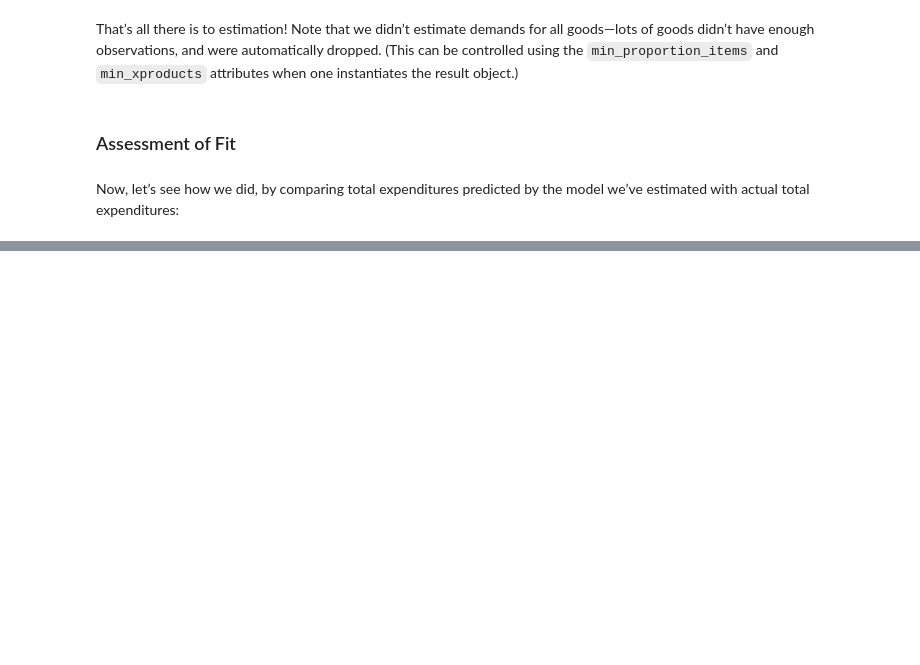
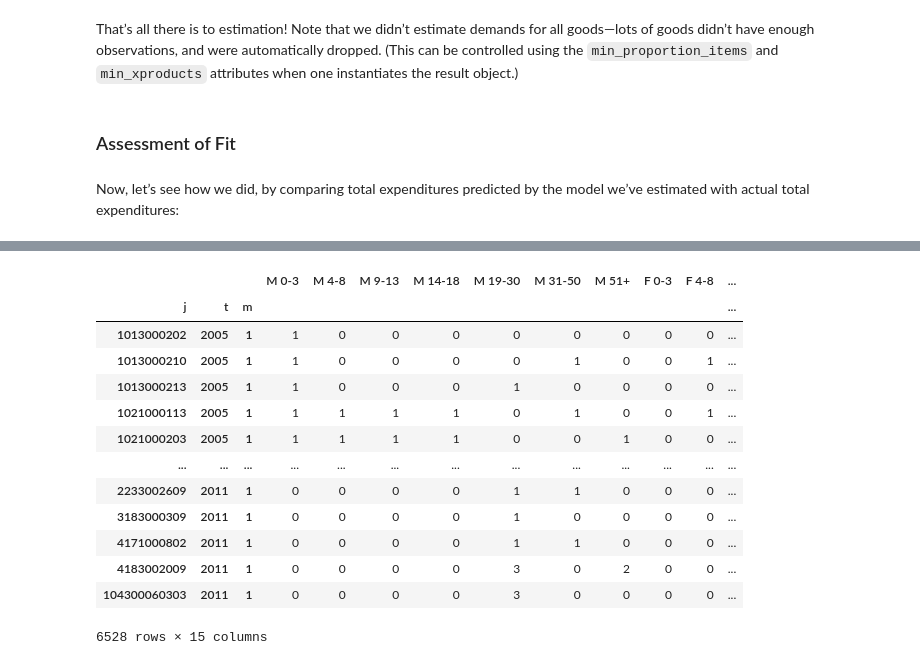
Before and after one commit to aliciazhang/EEP153-Project3, a Jupyter notebook: Team Code/Uganda Data.ipynb, the cells around one changed output, grey strips where cells are left out. Saved outputs shown, nothing was run; the diff lists cells and outputs as text; code cells hidden in the pictures; blank space fills up the shorter version.

```diff
--- a/Team Code/Uganda Data.ipynb
+++ b/Team Code/Uganda Data.ipynb
@@ -136,0 +153,5 @@ z.head()
+# %%
+with_children_df  = pd.concat([z[z["M 0-3"] >0], z[z["M 4-8"] >0], z[z["M 9-13"] >0], z[z["M 14-18"] >0], z[z["F 0-3"] >0], z[z["F 4-8"] >0], z[z["F 9-13"] >0], z[z["F 14-18"] >0]]).drop_duplicates()
+# Making a dataframe consisting of families that have children under 18
+with_children_id = with_children_df.reset_index()["j"]
+# Need to match these j's to the consumption j's to get the consumption for families with children
@@ -327,0 +384,17 @@ ModuleNotFoundError: No module named 'h5netcdf'
+# %%
+with_children_df
+# %% [output]
+|  |  |  | M 0-3 | M 4-8 | M 9-13 | M 14-18 | M 19-30 | M 31-50 | M 51+ | F 0-3 | F 4-8 | ... |
+| j | t | m |  |  |  |  |  |  |  |  |  | ... |
+| 1013000202 | 2005 | 1 | 1 | 0 | 0 | 0 | 0 | 0 | 0 | 0 | 0 | ... |
+| 1013000210 | 2005 | 1 | 1 | 0 | 0 | 0 | 0 | 1 | 0 | 0 | 1 | ... |
+| 1013000213 | 2005 | 1 | 1 | 0 | 0 | 0 | 1 | 0 | 0 | 0 | 0 | ... |
+| 1021000113 | 2005 | 1 | 1 | 1 | 1 | 1 | 0 | 1 | 0 | 0 | 1 | ... |
+| 1021000203 | 2005 | 1 | 1 | 1 | 1 | 1 | 0 | 0 | 1 | 0 | 0 | ... |
+| ... | ... | ... | ... | ... | ... | ... | ... | ... | ... | ... | ... | ... |
+| 2233002609 | 2011 | 1 | 0 | 0 | 0 | 0 | 1 | 1 | 0 | 0 | 0 | ... |
+| 3183000309 | 2011 | 1 | 0 | 0 | 0 | 0 | 1 | 0 | 0 | 0 | 0 | ... |
+| 4171000802 | 2011 | 1 | 0 | 0 | 0 | 0 | 1 | 1 | 0 | 0 | 0 | ... |
+| 4183002009 | 2011 | 1 | 0 | 0 | 0 | 0 | 3 | 0 | 2 | 0 | 0 | ... |
+| 104300060303 | 2011 | 1 | 0 | 0 | 0 | 0 | 3 | 0 | 0 | 0 | 0 | ... |
+6528 rows × 15 columns
```
Also changed, not shown: parts of 22 cells of this notebook.
